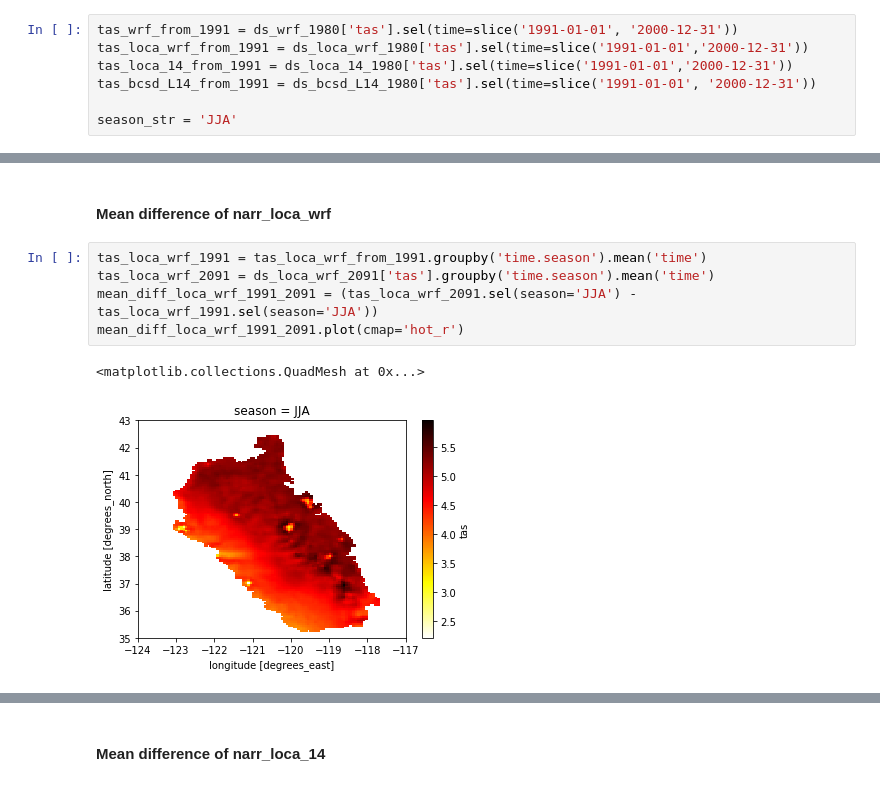
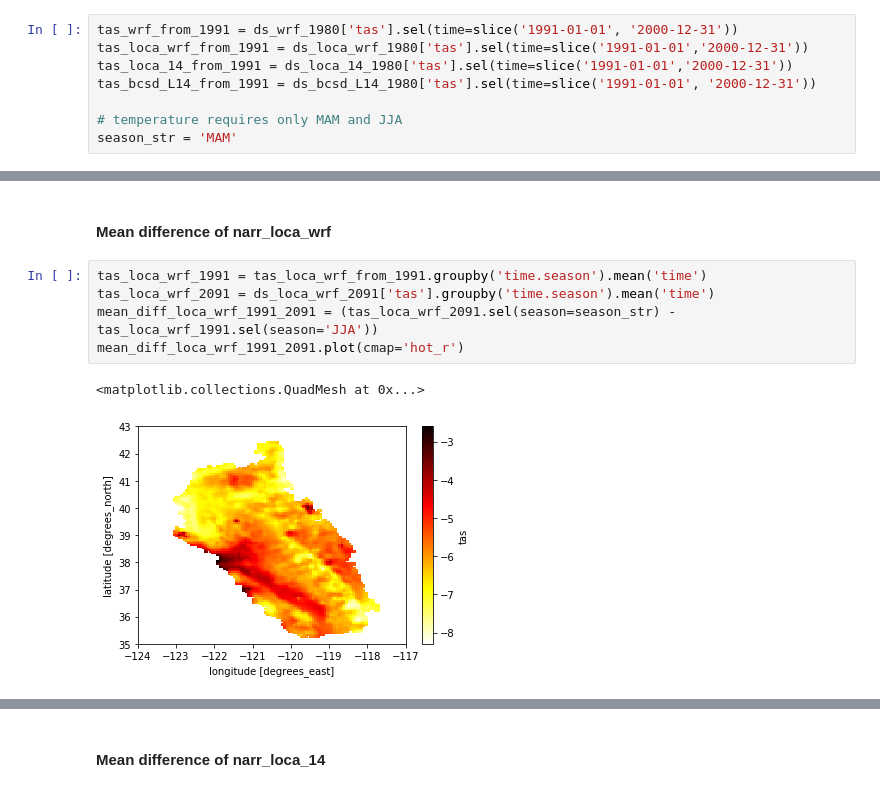
Before and after one commit to raghavgr/DOE-Hydro, a Jupyter notebook: Temperature with Mean Difference.ipynb, the cells around one changed output, grey strips where cells are left out. Saved outputs shown, nothing was run; the diff lists cells and outputs as text.

```diff
--- a/Temperature with Mean Difference.ipynb
+++ b/Temperature with Mean Difference.ipynb
@@ -46,7 +46,8 @@ tas_loca_wrf_from_1991 = ds_loca_wrf_1980['tas'].sel(time=slice('1991-01-01','20
 tas_loca_14_from_1991 = ds_loca_14_1980['tas'].sel(time=slice('1991-01-01','2000-12-31'))
 tas_bcsd_L14_from_1991 = ds_bcsd_L14_1980['tas'].sel(time=slice('1991-01-01', '2000-12-31'))
 
-season_str = 'JJA'
+# temperature requires only MAM and JJA
+season_str = 'MAM'
 # %% [markdown]
 #### Mean difference of narr_wrf
 # %%
@@ -68,9 +66,9 @@ tas_wrf_1991.sel(season='DJF').plot()
 # %%
 tas_loca_wrf_1991 = tas_loca_wrf_from_1991.groupby('time.season').mean('time')
 tas_loca_wrf_2091 = ds_loca_wrf_2091['tas'].groupby('time.season').mean('time')
-mean_diff_loca_wrf_1991_2091 = (tas_loca_wrf_2091.sel(season='JJA') - tas_loca_wrf_1991.sel(season='JJA'))
+mean_diff_loca_wrf_1991_2091 = (tas_loca_wrf_2091.sel(season=season_str) - tas_loca_wrf_1991.sel(season='JJA'))
 mean_diff_loca_wrf_1991_2091.plot(cmap='hot_r')
 # %% [output]
 <matplotlib.collections.QuadMesh at 0x...>
-[figure, old version]
+[figure, new version]
 # %%
```
Also changed, not shown: parts of 11 cells of this notebook, 14 other files.
